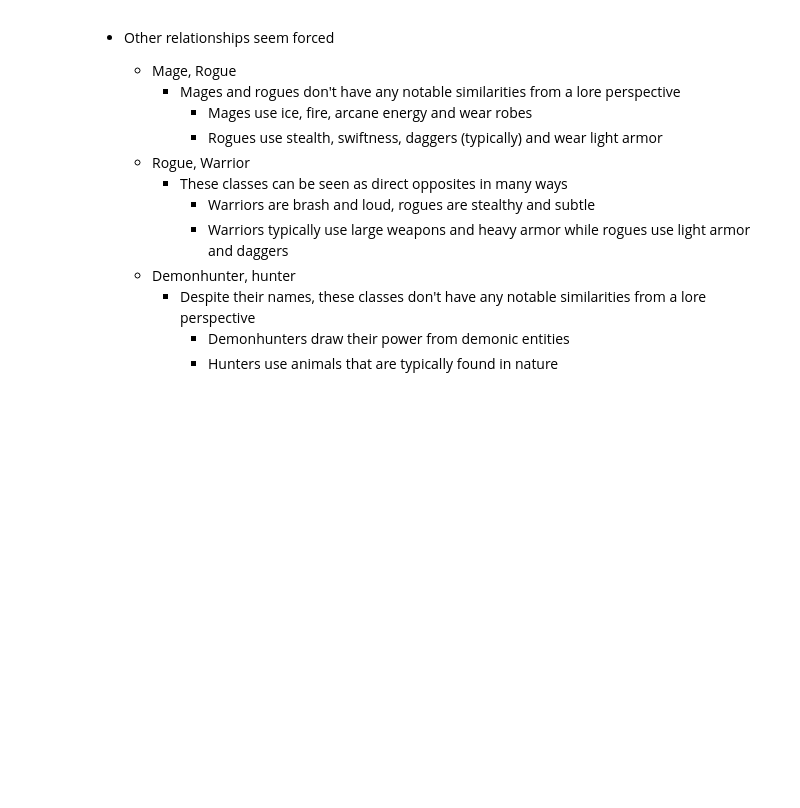
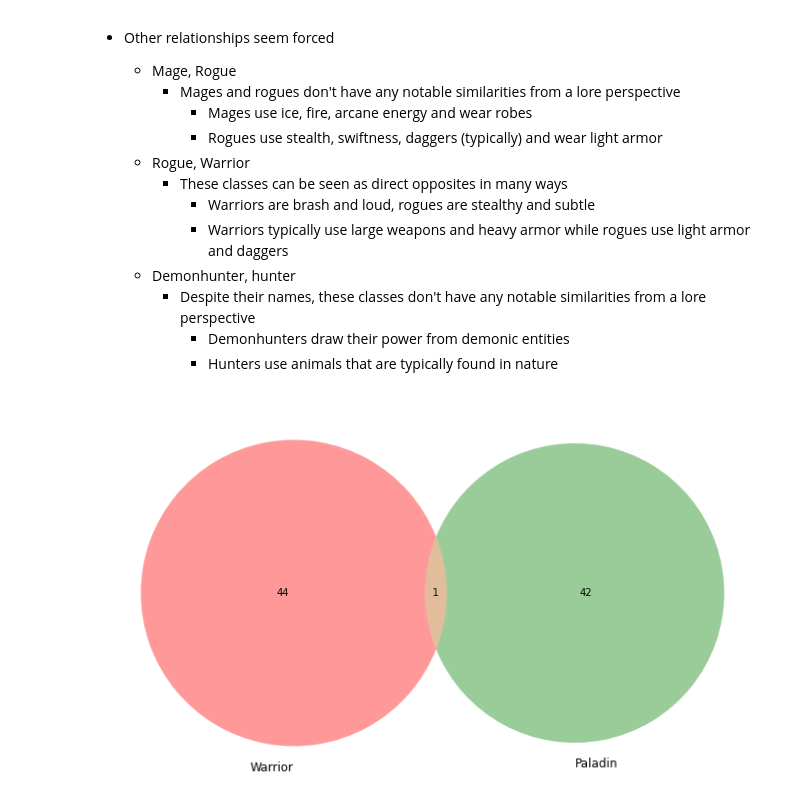
Before and after one commit to SamuelD-Data/hearthstone_project, a Jupyter notebook: hearthstone_project_notebook.ipynb, the cells around one changed output. Drawn from its saved outputs; the diff is of its cells as text; code cells hidden in the pictures; blank space fills up the shorter version.

```diff
--- a/hearthstone_project_notebook.ipynb
+++ b/hearthstone_project_notebook.ipynb
@@ -1244,3 +1246,12 @@ plt.show()
         - Despite their names, these classes don't have any notable similarities from a lore perspective
             - Demonhunters draw their power from demonic entities
             - Hunters use animals that are typically found in nature
+# %%
+warrior_mins = minions[minions.name_prime_hero_class == 'warrior'].shape[0]
+paladin_mins = minions[minions.name_prime_hero_class == 'paladin'].shape[0]
+warpal = minions[(minions.name_prime_hero_class == 'warrior') & (minions.name_second_hero_class == 'paladin')].shape[0]
+# %%
+venn2(subsets = (warrior_mins, paladin_mins, warpal), set_labels = ('Warrior', 'Paladin'))
+plt.show()
+# %% [output]
+[figure, added]
```
Also changed, not shown: parts of 3 cells of this notebook.
